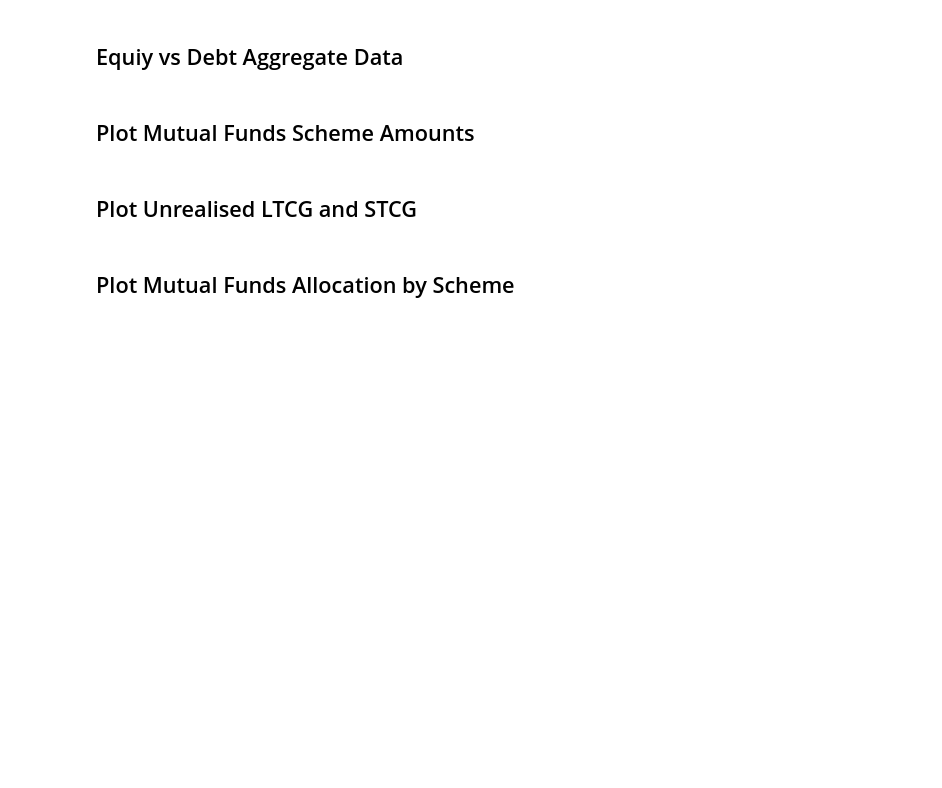
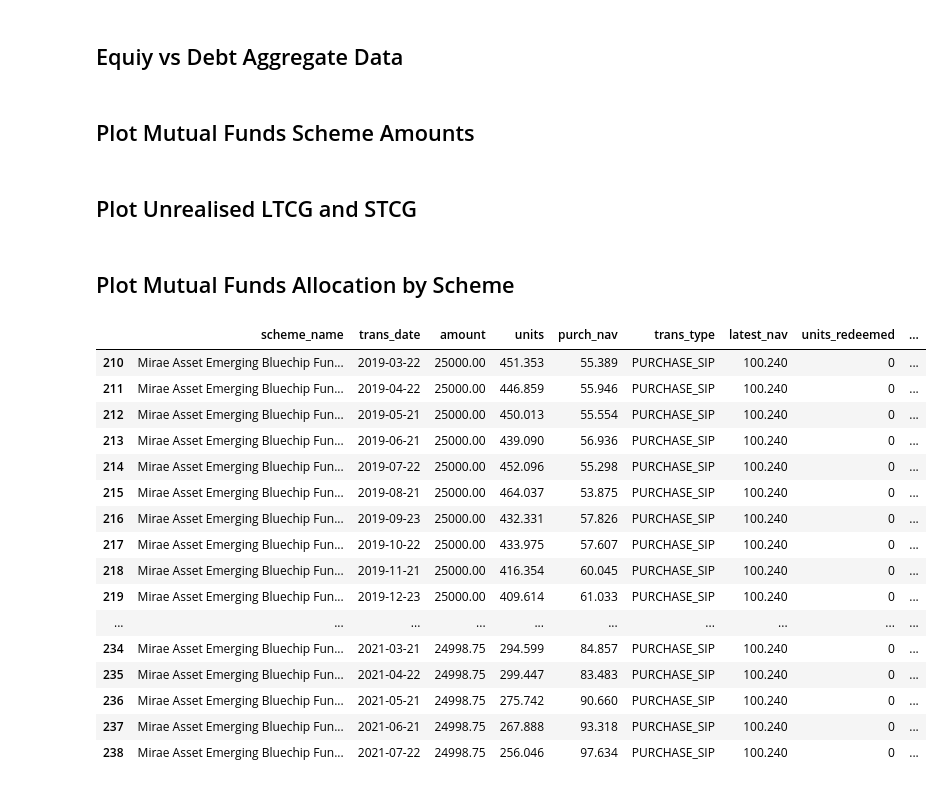
Before and after one commit to ajayrawatsap/mf_data, a Jupyter notebook: demo.ipynb, the cells around one changed output. Drawn from its saved outputs; the diff is of its cells as text; code cells hidden in the pictures; blank space fills up the shorter version.

```diff
--- a/demo.ipynb
+++ b/demo.ipynb
@@ -142,0 +271,49 @@ logging.info(f'{"*" * 50}End Of Process{"*" * 50}\n')
+# %%
+
+
+scheme_code = '118834'
+mf_history = get_portfolio_history_for_scheme(scheme_code, cg.mf_trans_df)
+mf_history.tail()
+
+df = mf_history
+scheme_name = df.iloc[0].scheme_name
+
+from plotly import graph_objects as go
+
+fig = go.Figure()
+fig.add_trace(go.Scatter(x=df.date, y=df.invested_amt,
+                    mode='lines',
+                    name='Invested Amount'))
+
+fig.add_trace(go.Scatter(x=df.date, y=df.current_amt,
+                    mode='lines',
+                    name='Current Amount'))
+fig.update_layout(title = scheme_name )
+fig.show()
+# %%
+def get_trans_disp(df, scheme_name):
+    del_cols = ['units_balance', 'amc',	'folio_no',	'type',	'isin',	'scheme_code',	'latest_nav_date', 'gf_nav', 'perc_gain',	'new_purch_nav']
+    disp_cols = [col for col in df.columns.tolist() if col not in del_cols]
+    df = df[df.scheme_name == scheme_name]
+    return df[disp_cols]
+
+# scheme_name = cg.mf_trans_df.iloc[0].scheme_name
+get_trans_disp(cg.mf_trans_df, scheme_name)
+# %% [output]
+|  | scheme_name | trans_date | amount | units | purch_nav | trans_type | latest_nav | units_redeemed | ... |
+| 210 | Mirae Asset Emerging Bluechip Fun... | 2019-03-22 | 25000.00 | 451.353 | 55.389 | PURCHASE_SIP | 100.240 | 0 | ... |
+| 211 | Mirae Asset Emerging Bluechip Fun... | 2019-04-22 | 25000.00 | 446.859 | 55.946 | PURCHASE_SIP | 100.240 | 0 | ... |
+| 212 | Mirae Asset Emerging Bluechip Fun... | 2019-05-21 | 25000.00 | 450.013 | 55.554 | PURCHASE_SIP | 100.240 | 0 | ... |
+| 213 | Mirae Asset Emerging Bluechip Fun... | 2019-06-21 | 25000.00 | 439.090 | 56.936 | PURCHASE_SIP | 100.240 | 0 | ... |
+| 214 | Mirae Asset Emerging Bluechip Fun... | 2019-07-22 | 25000.00 | 452.096 | 55.298 | PURCHASE_SIP | 100.240 | 0 | ... |
+| 215 | Mirae Asset Emerging Bluechip Fun... | 2019-08-21 | 25000.00 | 464.037 | 53.875 | PURCHASE_SIP | 100.240 | 0 | ... |
+| 216 | Mirae Asset Emerging Bluechip Fun... | 2019-09-23 | 25000.00 | 432.331 | 57.826 | PURCHASE_SIP | 100.240 | 0 | ... |
+| 217 | Mirae Asset Emerging Bluechip Fun... | 2019-10-22 | 25000.00 | 433.975 | 57.607 | PURCHASE_SIP | 100.240 | 0 | ... |
+| 218 | Mirae Asset Emerging Bluechip Fun... | 2019-11-21 | 25000.00 | 416.354 | 60.045 | PURCHASE_SIP | 100.240 | 0 | ... |
+| 219 | Mirae Asset Emerging Bluechip Fun... | 2019-12-23 | 25000.00 | 409.614 | 61.033 | PURCHASE_SIP | 100.240 | 0 | ... |
+| ... | ... | ... | ... | ... | ... | ... | ... | ... | ... |
+| 234 | Mirae Asset Emerging Bluechip Fun... | 2021-03-21 | 24998.75 | 294.599 | 84.857 | PURCHASE_SIP | 100.240 | 0 | ... |
+| 235 | Mirae Asset Emerging Bluechip Fun... | 2021-04-22 | 24998.75 | 299.447 | 83.483 | PURCHASE_SIP | 100.240 | 0 | ... |
+| 236 | Mirae Asset Emerging Bluechip Fun... | 2021-05-21 | 24998.75 | 275.742 | 90.660 | PURCHASE_SIP | 100.240 | 0 | ... |
+| 237 | Mirae Asset Emerging Bluechip Fun... | 2021-06-21 | 24998.75 | 267.888 | 93.318 | PURCHASE_SIP | 100.240 | 0 | ... |
+| 238 | Mirae Asset Emerging Bluechip Fun... | 2021-07-22 | 24998.75 | 256.046 | 97.634 | PURCHASE_SIP | 100.240 | 0 | ... |
```
Also changed, not shown: parts of 12 cells of this notebook, 3 other files.
